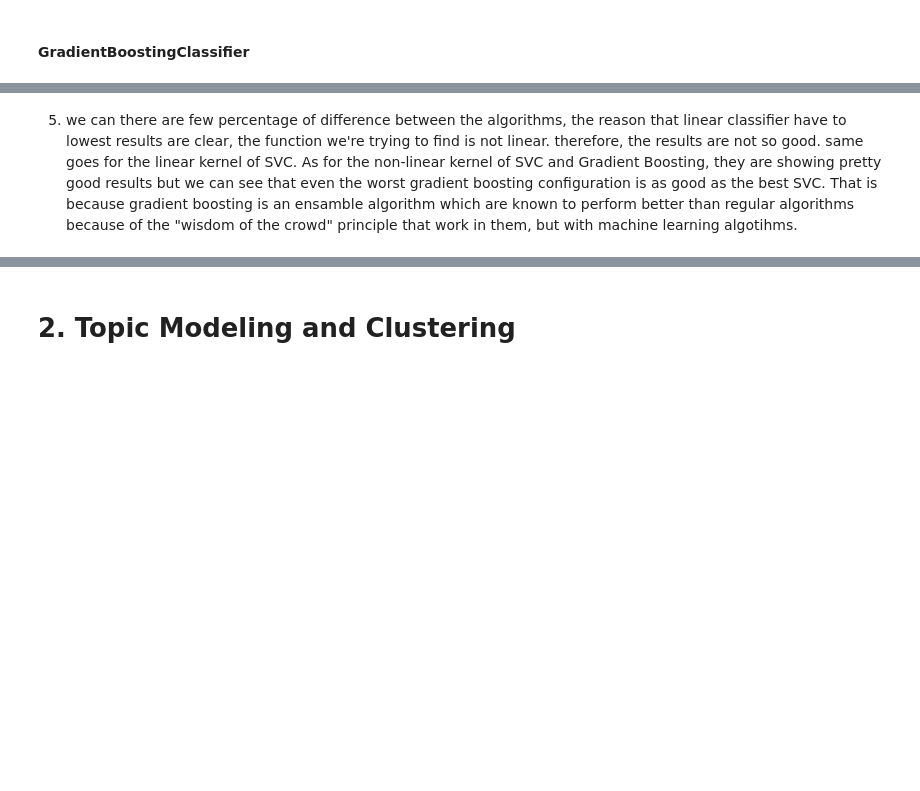
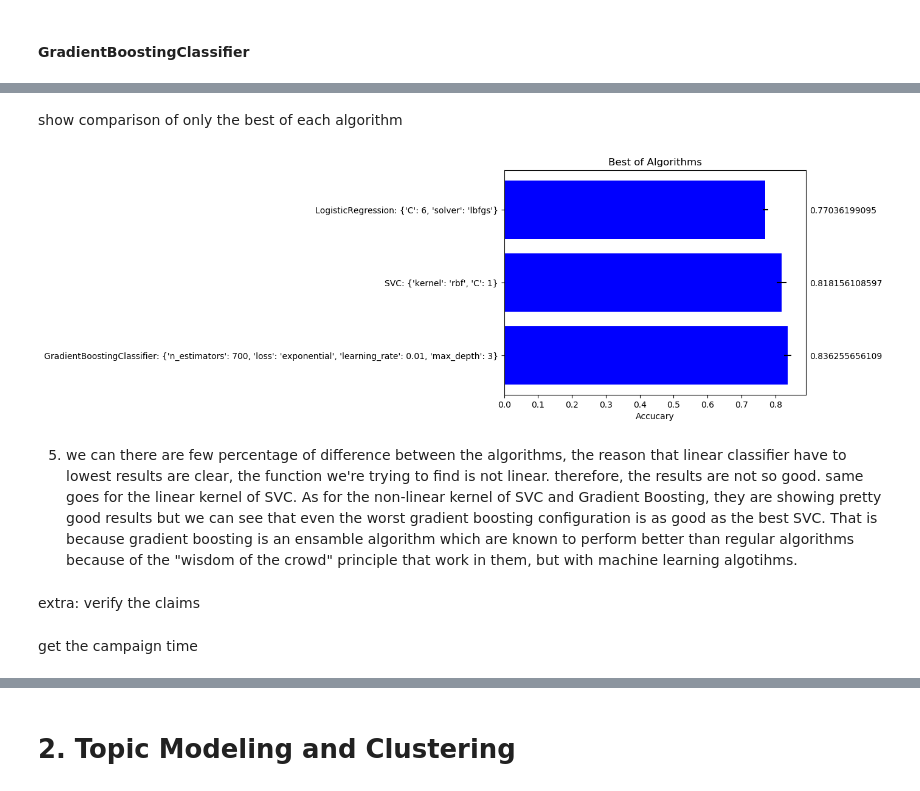
Before and after one commit to ofrik/NLP-HW2, a Jupyter notebook: Untitled.ipynb, the cells around one changed output, grey strips where cells are left out. Cells and saved outputs as stored; diff of their text form; code cells hidden in the pictures; blank space fills up the shorter version.

```diff
--- a/Untitled.ipynb
+++ b/Untitled.ipynb
@@ -433,2 +455,32 @@ plot_algorithms_results("GradientBoostingClassifier",clf_gdb,25)
+# %% [markdown]
+show comparison of only the best of each algorithm
+# %%
+labels = "LogisticRegression: "+str(clf_rl.best_params_),"SVC: "+str(clf_svc.best_params_),"GradientBoostingClassifier: "+str(clf_gdb.best_params_)
+acc = clf_rl.best_score_,clf_svc.best_score_,clf_gdb.best_score_
+std = clf_rl.cv_results_["std_test_score"][clf_rl.best_index_],clf_svc.cv_results_["std_test_score"][clf_svc.best_index_],clf_gdb.cv_results_["std_test_score"][clf_gdb.best_index_]
+
+N = len(labels)
+
+ind = np.arange(N)  # the x locations for the groups
+width = 0.7       # the width of the bars
+
+plt.rcdefaults()
+fig, ax = plt.subplots()
+# if height is not None:
+#     fig.set_figheight(height)
+
+rects = ax.barh(ind, acc, xerr=std, align='center',color='blue', ecolor='black')
+ax.set_yticks(ind)
+ax.set_yticklabels(labels)
+ax.invert_yaxis()  # labels read top-to-bottom
+ax.set_xlabel('Accucary')
+ax.set_title("Best of Algorithms")
+
+for i, v in enumerate(acc):
+    ax.text(rects[0].get_width()*1.17, i +0.05, str(v),color="black")
+
+plt.show()
+# %% [output]
+[figure, added]
 # %% [markdown]
 5) we can there are few percentage of difference between the algorithms, the reason that linear classifier have to lowest results are clear, the function we're trying to find is not linear. therefore, the results are not so good. same goes for the linear kernel of SVC. As for the non-linear kernel of SVC and Gradient Boosting, they are showing pretty good results but we can see that even the worst gradient boosting configuration is as good as the best SVC. That is because gradient boosting is an ensamble algorithm which are known to perform better than regular algorithms because of the "wisdom of the crowd" principle that work in them, but with machine learning algotihms.
@@ -436,0 +487,4 @@ plot_algorithms_results("GradientBoostingClassifier",clf_gdb,25)
+# %% [markdown]
+extra: verify the claims
+# %% [markdown]
+get the campaign time
```
Also changed, not shown: parts of 66 cells of this notebook.
